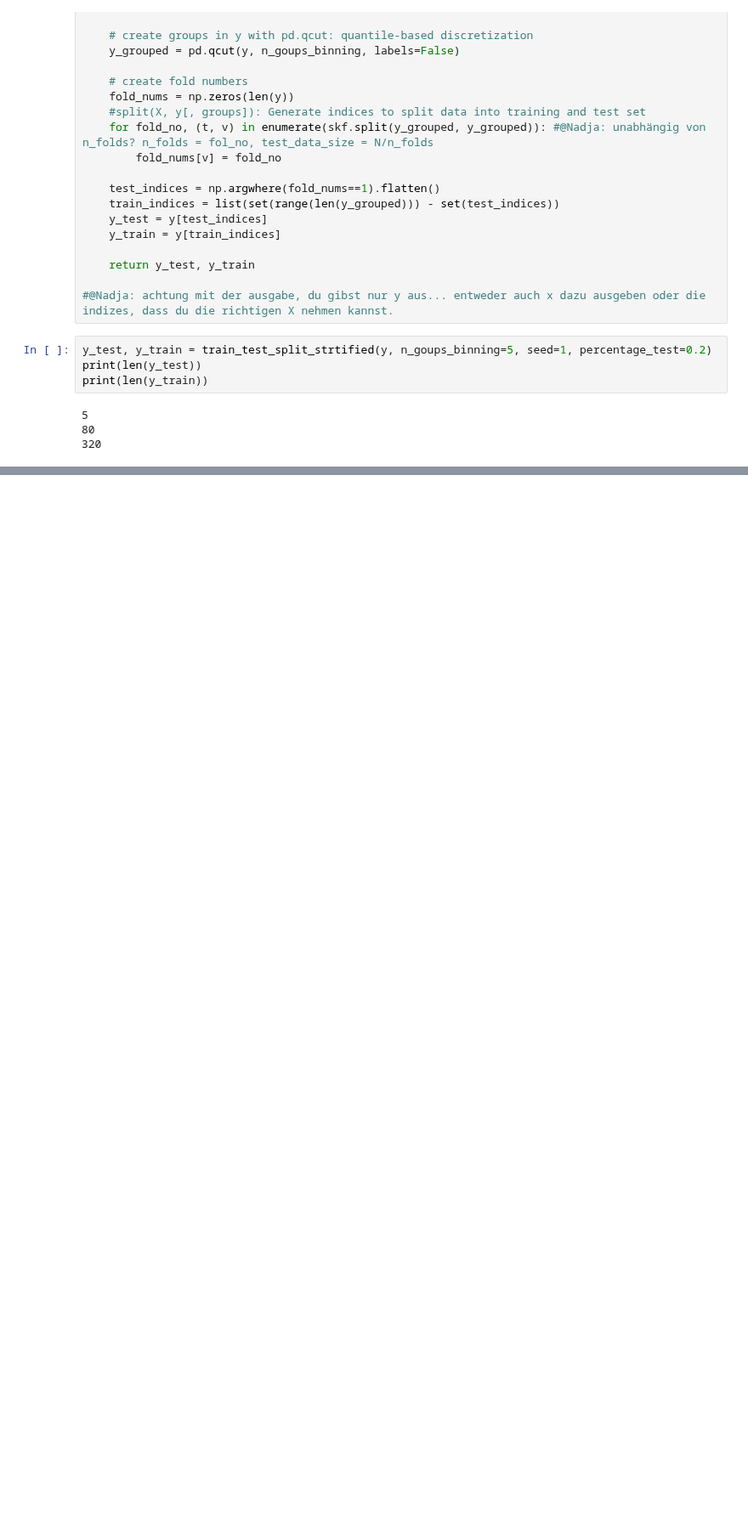
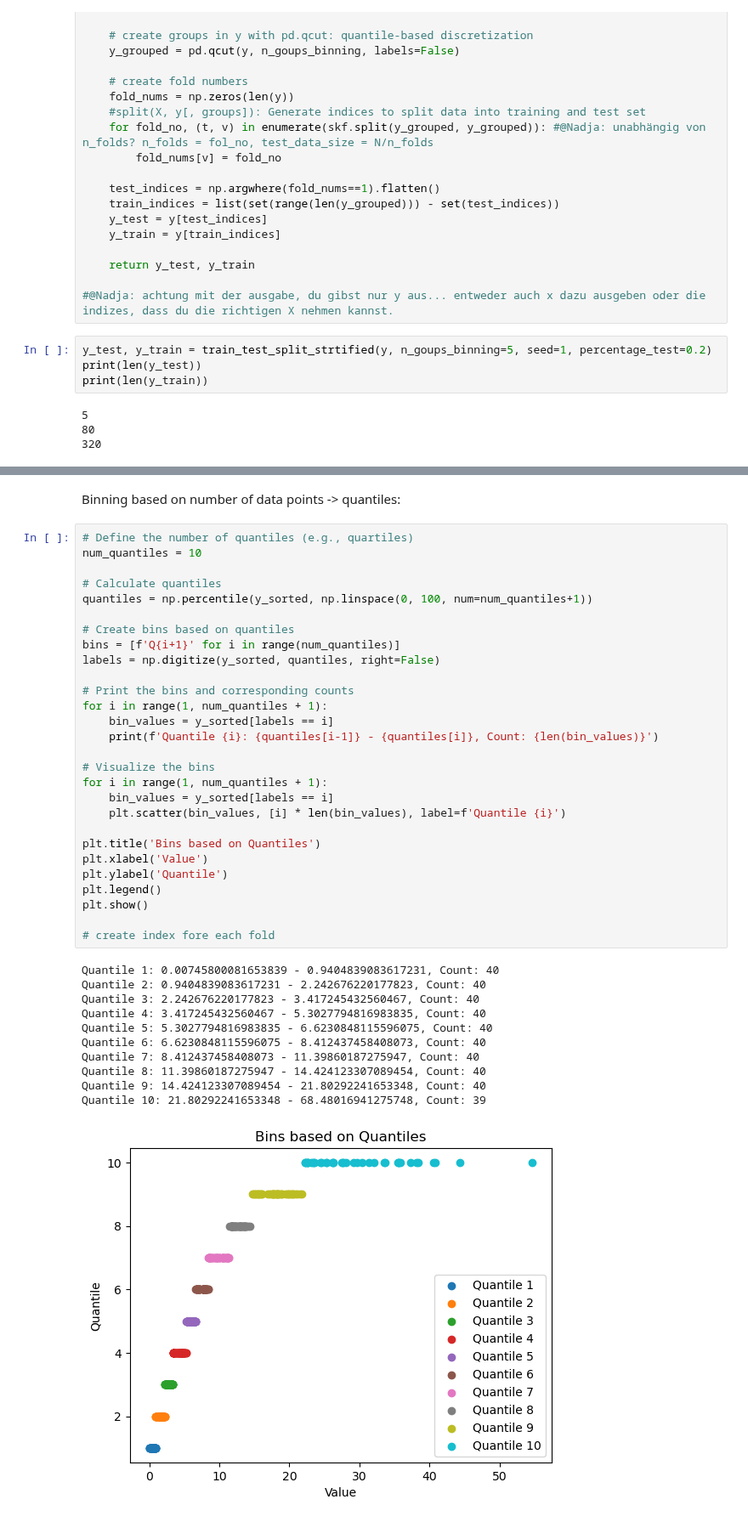
Before and after one commit to annegriddl/slds_stratification, a Jupyter notebook: Simulations/Stratification.ipynb, the cells around one changed output, grey strips where cells are left out. Shown at 85% size. Saved outputs shown, nothing was run; the diff lists cells and outputs as text; blank space fills up the shorter version.

```diff
--- a/Simulations/Stratification.ipynb
+++ b/Simulations/Stratification.ipynb
@@ -332,0 +391,42 @@ plt.show()
+# %% [markdown]
+Binning based on number of data points -> quantiles:
+# %%
+# Define the number of quantiles (e.g., quartiles)
+num_quantiles = 10
+
+# Calculate quantiles
+quantiles = np.percentile(y_sorted, np.linspace(0, 100, num=num_quantiles+1))
+
+# Create bins based on quantiles
+bins = [f'Q{i+1}' for i in range(num_quantiles)]
+labels = np.digitize(y_sorted, quantiles, right=False)
+
+# Print the bins and corresponding counts
+for i in range(1, num_quantiles + 1):
+    bin_values = y_sorted[labels == i]
+    print(f'Quantile {i}: {quantiles[i-1]} - {quantiles[i]}, Count: {len(bin_values)}')
+
+# Visualize the bins
+for i in range(1, num_quantiles + 1):
+    bin_values = y_sorted[labels == i]
+    plt.scatter(bin_values, [i] * len(bin_values), label=f'Quantile {i}')
+
+plt.title('Bins based on Quantiles')
+plt.xlabel('Value')
+plt.ylabel('Quantile')
+plt.legend()
+plt.show()
+
+# create index fore each fold
+# %% [output]
+Quantile 1: 0.00745800081653839 - 0.9404839083617231, Count: 40
+Quantile 2: 0.9404839083617231 - 2.242676220177823, Count: 40
+Quantile 3: 2.242676220177823 - 3.417245432560467, Count: 40
+Quantile 4: 3.417245432560467 - 5.3027794816983835, Count: 40
+Quantile 5: 5.3027794816983835 - 6.6230848115596075, Count: 40
+Quantile 6: 6.6230848115596075 - 8.412437458408073, Count: 40
+Quantile 7: 8.412437458408073 - 11.39860187275947, Count: 40
+Quantile 8: 11.39860187275947 - 14.424123307089454, Count: 40
+Quantile 9: 14.424123307089454 - 21.80292241653348, Count: 40
+Quantile 10: 21.80292241653348 - 68.48016941275748, Count: 39
+[figure, added]
```
Also changed, not shown: parts of 27 cells of this notebook.
